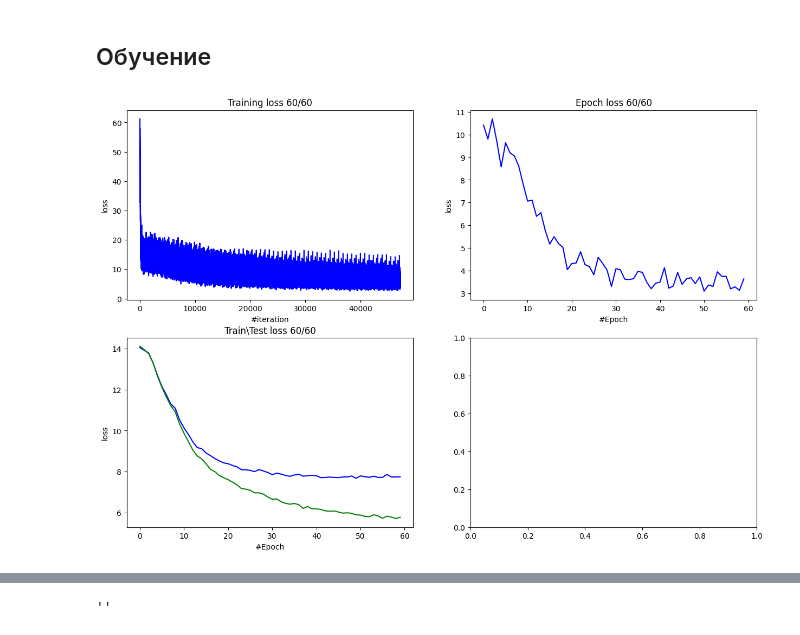
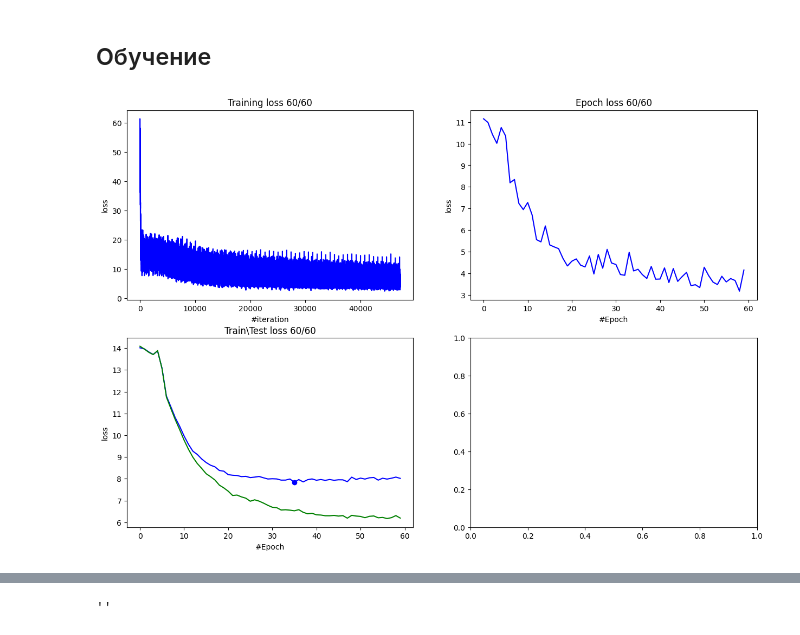
Before and after one commit to firefiruses/CatKaggle, a Jupyter notebook: main.ipynb, the cells around one changed output, grey strips where cells are left out. Cells and saved outputs as stored; diff of their text form; code cells hidden in the pictures.

Commit message:
add saving state dict of best test mae model

```diff
--- a/main.ipynb
+++ b/main.ipynb
@@ -40,25 +40,40 @@ class CatNet(nn.Module):
         self.inputsize = inputsize
         self.outputsize = outputsize
         self.model = torch.nn.Sequential(
-            torch.nn.Conv2d(1, 8, 10, stride=2),
+            torch.nn.Conv2d(1, 8, 8, stride=2, bias=False),
             torch.nn.BatchNorm2d(8),
             torch.nn.ReLU(),
-            torch.nn.Conv2d(8, 16, 5, stride=2),
+
+            torch.nn.Conv2d(8, 16, 4, stride=2, bias=False),
             torch.nn.BatchNorm2d(16),
             torch.nn.ReLU(),
-            torch.nn.Conv2d(16, 32, 5, stride=1),
+
+             torch.nn.AvgPool2d(2),
+
+            torch.nn.Conv2d(16, 32, 3, stride=1, bias=False),
             torch.nn.BatchNorm2d(32),
             torch.nn.ReLU(),
-            torch.nn.AvgPool2d(2),
-            torch.nn.Conv2d(32, 64, 5, stride=1),
+
+
+            torch.nn.Conv2d(32, 64, 3, stride=1, bias=False),
             torch.nn.BatchNorm2d(64),
             torch.nn.Sigmoid(),
+
             torch.nn.Dropout2d(),
-            torch.nn.Conv2d(64, 128, 5, stride=1),
+
+            torch.nn.AvgPool2d(2),
+
+            torch.nn.Conv2d(64, 128, 3, stride=1, bias=False),
             torch.nn.BatchNorm2d(128),
             torch.nn.ReLU(),
+
+            torch.nn.Conv2d(128, 256, 3, stride=1, bias=False),
+            torch.nn.BatchNorm2d(256),
+            torch.nn.ReLU(),
+
+
             torch.nn.Flatten(),
-            torch.nn.Linear(2048, 64),
+            torch.nn.Linear(256, 64),
             torch.nn.BatchNorm1d(64),
             torch.nn.ReLU(),
             torch.nn.Linear(64, outputsize)
@@ -80,6 +95,10 @@ epoch_loss_history = []
 calculate_train_mae = True
 train_mae = []
 test_mae = []
+best_ = None
+best_test_mae = 10000
+best_test_mae_epoch = -1
+
 for i in range(num_epochs):
     for x_batch, y_batch in train_dataloader:
         predictions = model.forward(x_batch)
@@ -93,35 +112,39 @@ for i in range(num_epochs):
 
         loss_history.append(loss.item())
     epoch_loss_history.append(loss.item())
     fig, axs = plt.subplots(nrows= 2, ncols= 2,  figsize=(15,10))
     display.clear_output(wait=True)
 
     axs[0,0].set_title(f"Training loss {i+1}/{num_epochs}")
     axs[0,0].set_xlabel("#iteration")
     axs[0,0].set_ylabel("loss")
     axs[0,0].plot(loss_history, 'b')
 
     axs[0,1].set_title(f"Epoch loss {i+1}/{num_epochs}")
     axs[0,1].set_xlabel("#Epoch")
     axs[0,1].set_ylabel("loss")
     axs[0,1].plot(epoch_loss_history, 'b')
-
-    test_mae.append(metrics.mae(test_dataloader_out, model))
+    temp_test_mae = metrics.mae(test_dataloader_out, model)
+    test_mae.append(temp_test_mae)
+    if temp_test_mae < best_test_mae:
+        best_test_mae = temp_test_mae
+        best_ = model.state_dict
+        best_test_mae_epoch = i
     axs[1,0].set_title(f"Test loss {i+1}/{num_epochs}")
     axs[1,0].set_xlabel("#Epoch")
     axs[1,0].set_ylabel("loss")
     axs[1,0].plot(test_mae, 'b', label = 'test')
-
+    axs[1,0].plot(best_test_mae_epoch, best_test_mae, 'bo')
     if calculate_train_mae:
         train_mae.append(metrics.mae(train_dataloader_out, model))
 
         axs[1,0].set_title(f"Train\Test loss {i+1}/{num_epochs}")
         axs[1,0].plot(train_mae, 'g', label = 'train')
-
     plt.show()
 
     for i in range(len(epoch_loss_history)):
         print(f'{i+1}/{num_epochs} current loss: {epoch_loss_history[i]}')
 torch.save(model.state_dict, 'weights/CatNet.pth')
+torch.save(best_, 'weights/CatNetBest_.pth')
 # %% [output]
-[figure, old version]
+[figure, new version]
```
Also changed, not shown: parts of 8 cells of this notebook, 4 other files.
